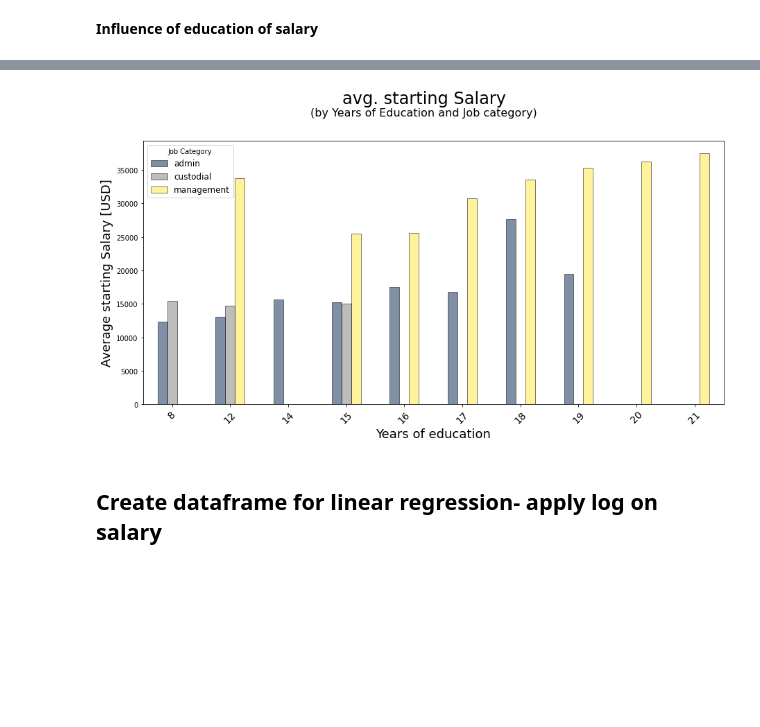
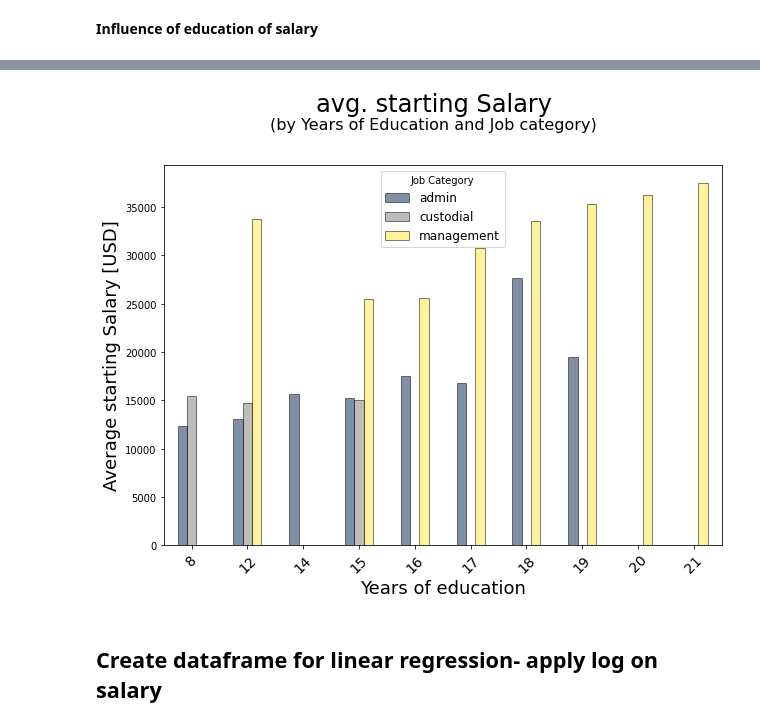
Before and after one commit to AIMPED/EDA_Bank_wages, a Jupyter notebook: EDA_work.ipynb, the cells around one changed output, grey strips where cells are left out. Saved outputs shown, nothing was run; the diff lists cells and outputs as text; code cells hidden in the pictures; blank space fills up the shorter version.

```diff
--- a/EDA_work.ipynb
+++ b/EDA_work.ipynb
@@ -253,18 +292,19 @@ plt.xticks(rotation=45, fontsize=14);
 # %%
 gb_educ_job = df.groupby(['educ','jobcat'])
 #n=gb_job_educ['start_s'].mean()
 #n
-fig, ax = plt.subplots(figsize=(15,7))
+fig, ax = plt.subplots(figsize=(10,7))
 gb_educ_job['start_s'].mean().unstack().plot.bar(ax=ax,edgecolor='black', alpha=0.5,colormap='cividis')
 
 fig.text(s="avg. starting Salary",x=.5,y=1.0, fontsize = 24,ha='center', va='center')
 fig.text(s='(by Years of Education and Job category)',x= .5,y=0.96, fontsize=16,ha='center', va='center')
 plt.xlabel("Years of education", fontsize = 18)
 plt.ylabel("Average starting Salary [USD]", fontsize = 18)
 plt.legend((['admin','custodial','management']),title='Job Category',fontsize=12)
-plt.xticks(rotation=45, fontsize=14);
+plt.xticks(rotation=45, fontsize=14)
+plt.savefig('salary_education_jobcat.png',facecolor='w',bbox_inches='tight')
 # %% [output]
-[figure, old version]
+[figure, new version]
 # %% [markdown]
 ## Create dataframe for linear regression- apply log on salary
 # %%
```
Also changed, not shown: parts of 25 cells of this notebook, 2 other files.
